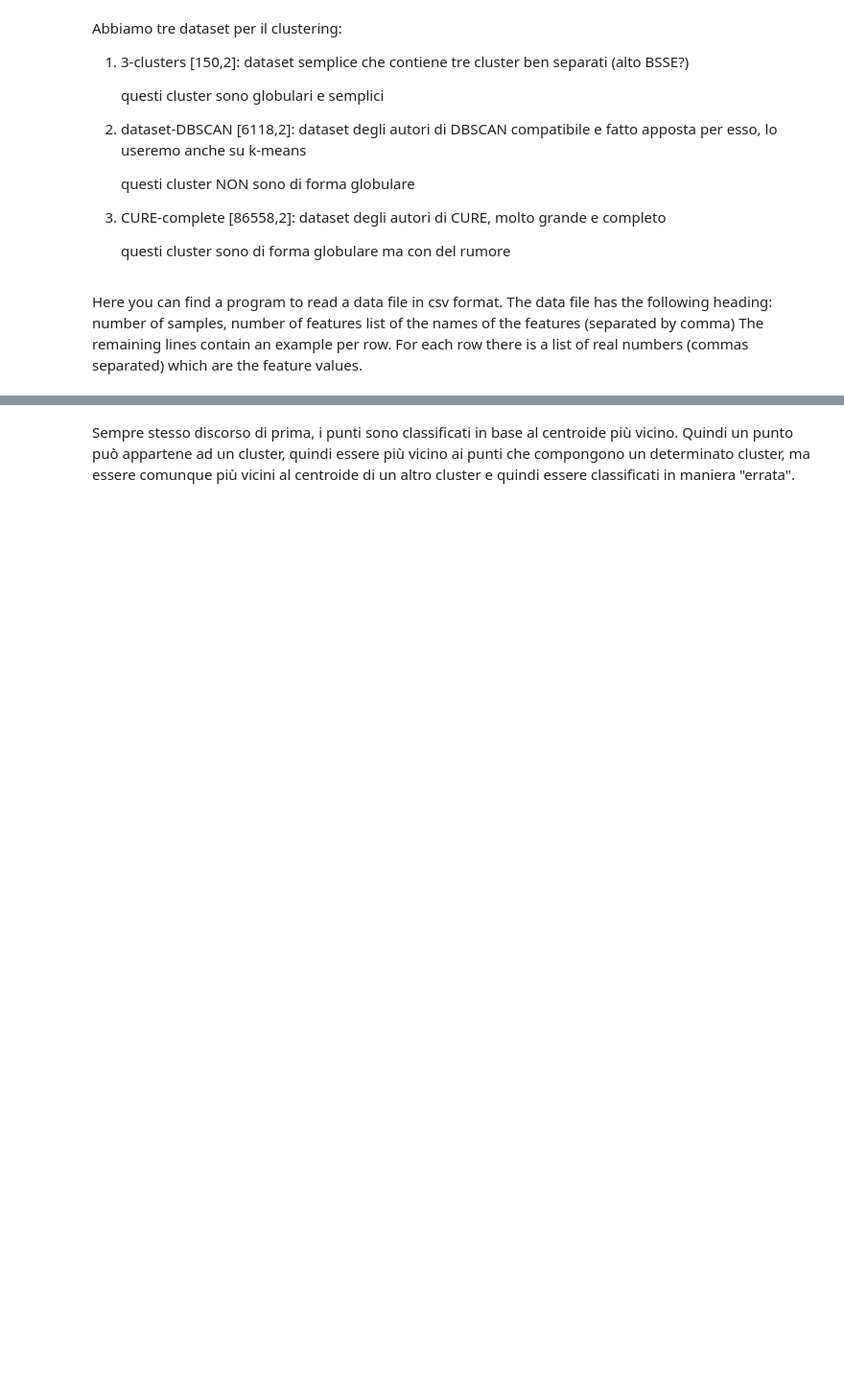
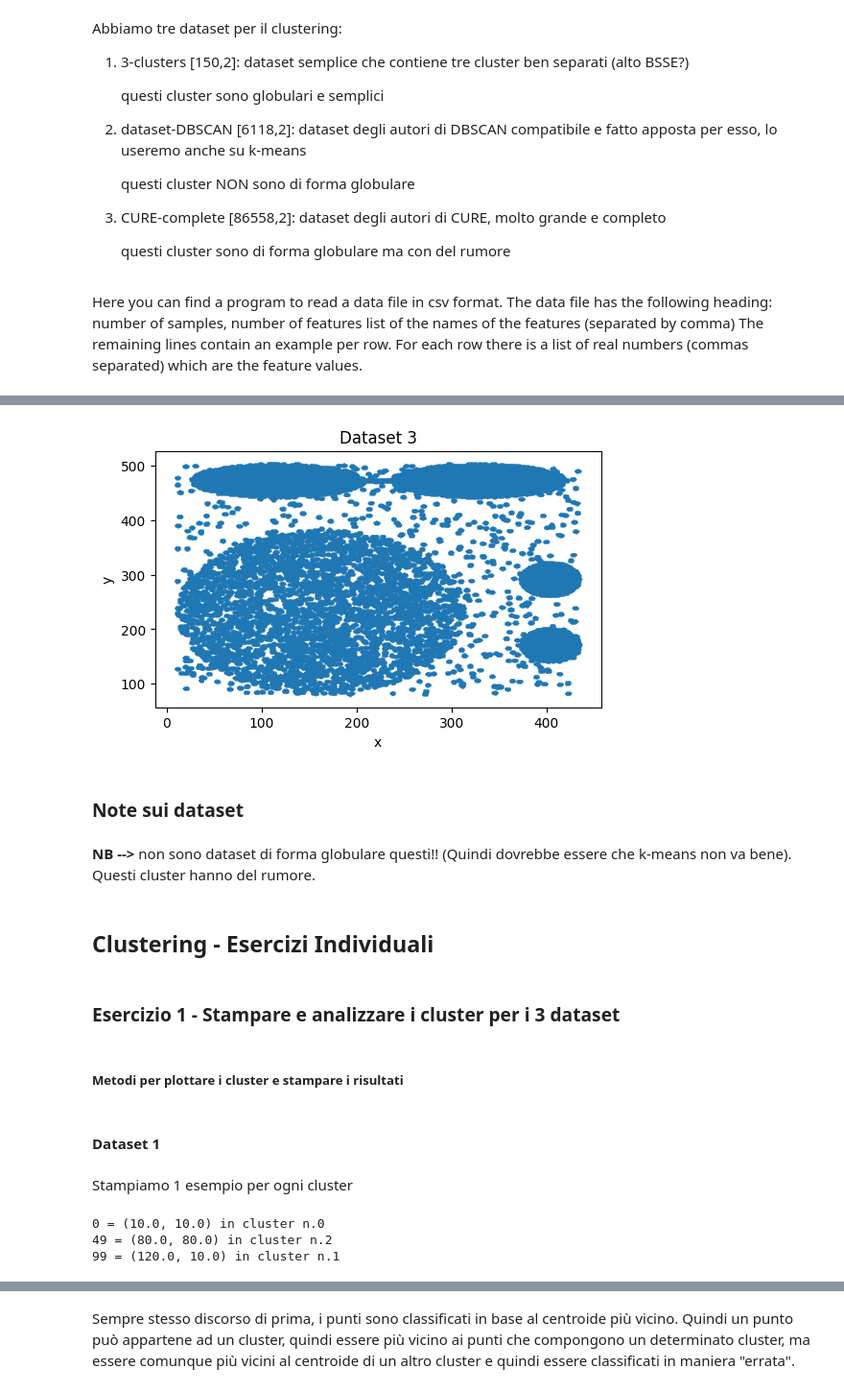
Before and after one commit to PaoloBonicco7/ml-uniTo-21-22, a Jupyter notebook: Meo/3_clustering/my_clustering_copy_for_students_aa_20_21.ipynb, the cells around one changed output, grey strips where cells are left out. Shown at 96% size. Cells and saved outputs as stored; diff of their text form; code cells hidden in the pictures; blank space fills up the shorter version.

```diff
--- a/Meo/3_clustering/my_clustering_copy_for_students_aa_20_21.ipynb
+++ b/Meo/3_clustering/my_clustering_copy_for_students_aa_20_21.ipynb
@@ -376,0 +117,16 @@ how do you explain what it happens?
+# %%
+plot_data("Dataset 3", data3, feature_names3, 1)
+# %% [output]
+[figure, added]
+# %% [markdown]
+### Note sui dataset
+# %% [markdown]
+**NB -->**
+non sono dataset di forma globulare questi!! (Quindi dovrebbe essere che k-means non va bene).
+Questi cluster hanno del rumore.
+# %% [markdown]
+## Clustering - Esercizi Individuali
+# %% [markdown]
+### Esercizio 1 - Stampare e analizzare i cluster per i 3 dataset
+# %% [markdown]
+##### Metodi per plottare i cluster e stampare i risultati
@@ -376,0 +166,2 @@ how do you explain what it happens?
+# %% [markdown]
+#### Dataset 1
@@ -376,0 +175,8 @@ how do you explain what it happens?
+# %% [markdown]
+Stampiamo 1 esempio per ogni cluster
+# %%
+print_result_cluster(k, n_samples1, kmeans1, data1)
+# %% [output]
+0 = (10.0, 10.0) in cluster n.0
+49 = (80.0, 80.0) in cluster n.2
+99 = (120.0, 10.0) in cluster n.1
```
Also changed, not shown: parts of 72 cells of this notebook, 4 other files.
